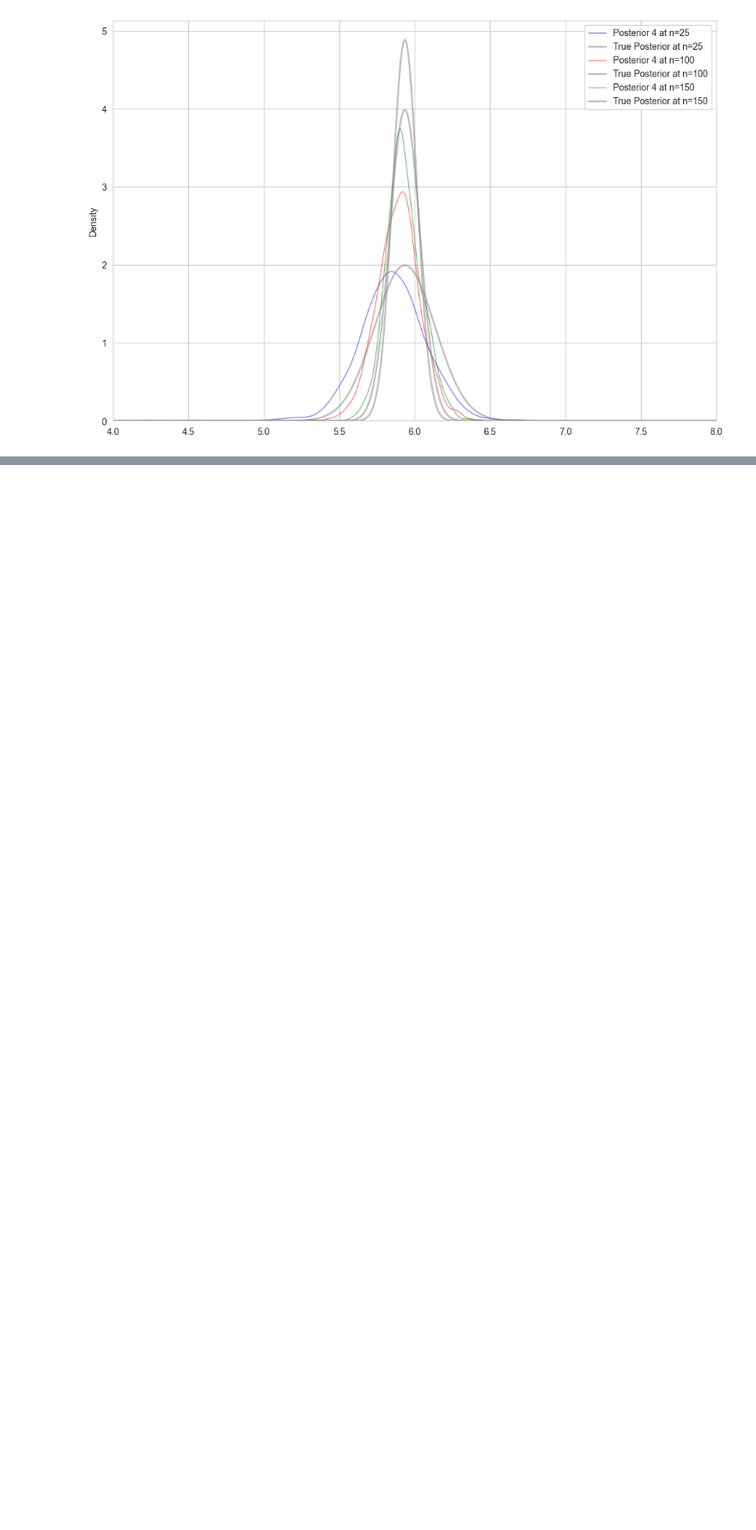
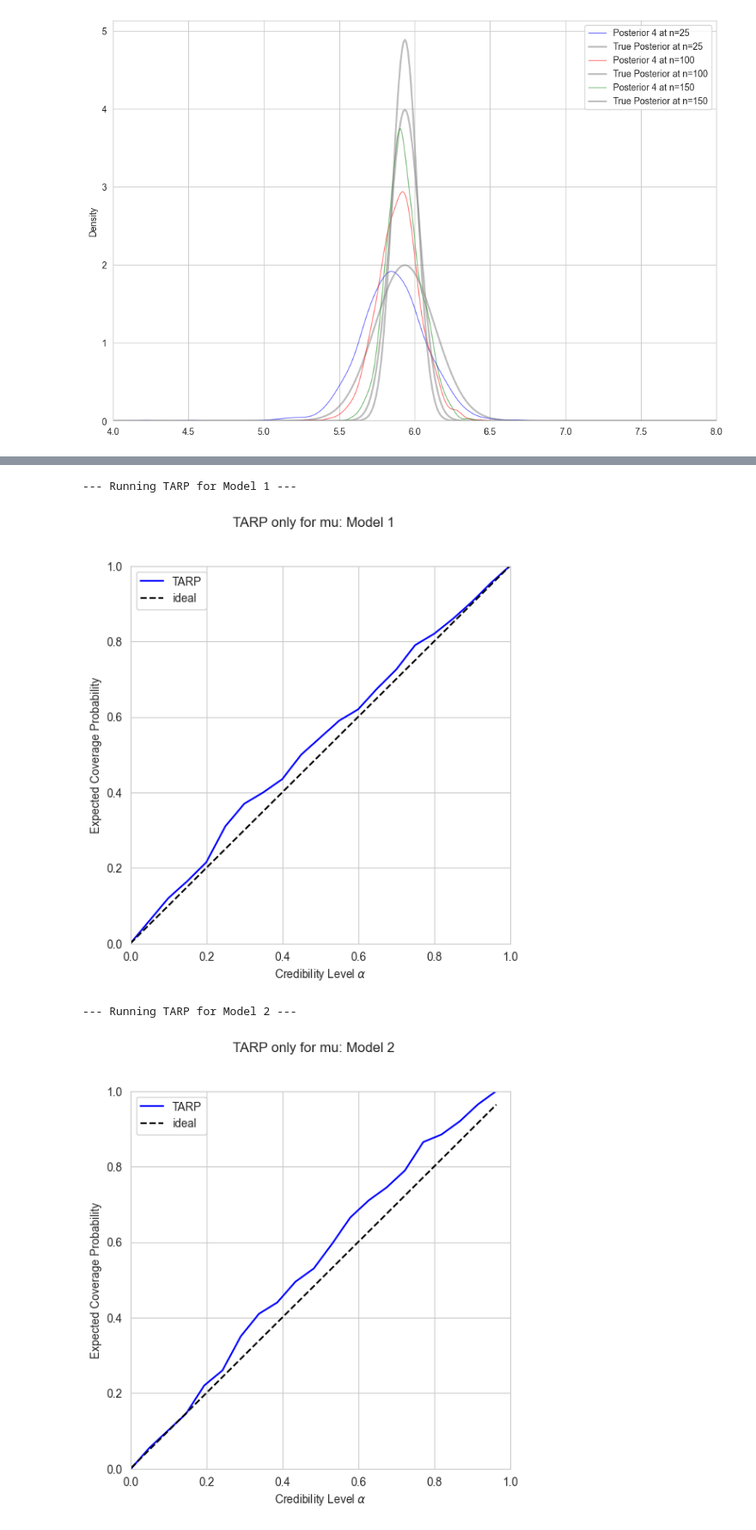
Before and after one commit to haochu-liu/likelihood-free, a Jupyter notebook: python/normal_toy/normal_toy_sbi2.ipynb, the cells around one changed output, grey strips where cells are left out. Shown at 86% size. Cells and saved outputs as stored; diff of their text form; code cells hidden in the pictures; blank space fills up the shorter version.

```diff
--- a/python/normal_toy/normal_toy_sbi2.ipynb
+++ b/python/normal_toy/normal_toy_sbi2.ipynb
@@ -452,0 +551,43 @@ plt.show()
+# %%
+num_test_samples = 200
+num_posterior_samples = 500
+
+tarp_results = []
+# %%
+for i, (sim, posterior) in enumerate(zip(simulators, posteriors)):
+    print(f"\n--- Running TARP for Model {i+1} ---")
+
+    theta_test = prior.sample((num_test_samples,))
+    x_test = torch.stack([sim(t) for t in theta_test])
+
+    samples = []
+    for x in x_test:
+        samp = posterior.sample((num_posterior_samples,), x=x, show_progress_bars=False)
+        samples.append(samp)
+    samples = torch.stack(samples)
+
+    dim_idx = 0
+    samples_1d = samples[:, :, dim_idx:dim_idx+1].numpy()
+    theta_test_1d = theta_test[:, dim_idx:dim_idx+1].numpy()
+    samples_1d = np.transpose(samples_1d, (1, 0, 2))
+
+    ecp, alpha = tarp.get_tarp_coverage(
+        samples_1d,
+        theta_test_1d,
+        references="random",
+        metric="euclidean"
+    )
+
+    tarp_results.append({
+        "ecp": ecp,
+        "alpha": alpha
+    })
+
+    fig, ax = plot_tarp(ecp, alpha)
+    fig.suptitle(f"TARP only for mu: Model {i+1}")
+    plt.show()
+# %% [output]
+--- Running TARP for Model 1 ---
+[figure, added]
+--- Running TARP for Model 2 ---
+[figure, added]
```
Also changed, not shown: parts of 8 cells of this notebook.
